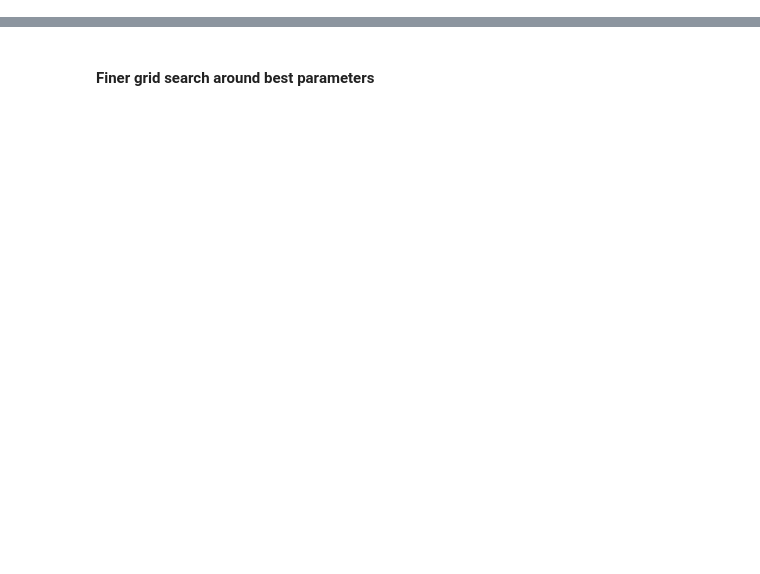
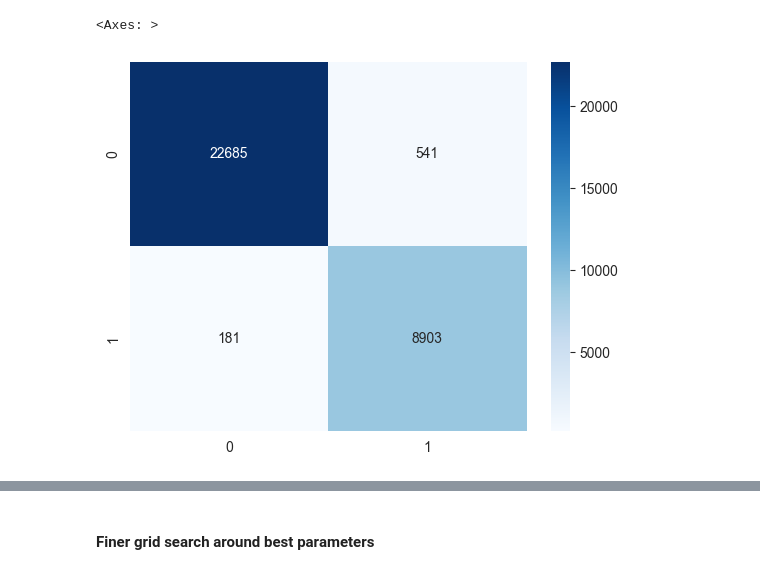
Before and after one commit to irenedovichi/DM-project, a Jupyter notebook: TASK 3/classification.ipynb, the cells around one changed output, grey strips where cells are left out. Drawn from its saved outputs; the diff is of its cells as text; code cells hidden in the pictures; blank space fills up the shorter version.

```diff
--- a/TASK 3/classification.ipynb
+++ b/TASK 3/classification.ipynb
@@ -541,0 +134,3 @@ memory usage: 19.0 MB
+# %%
+from sklearn.model_selection import train_test_split
+X_train, X_test, y_train, y_test = train_test_split(X, y, stratify=y, test_size=0.2, random_state=42)
@@ -541,0 +142,12 @@ memory usage: 19.0 MB
+# %%
+scaler = StandardScaler()
+X_train_scaled=scaler.fit_transform(X_train)
+X_test_scaled=scaler.transform(X_test)
+# %%
+# fitting the model
+logreg = LogisticRegression()
+logreg_model = logreg.fit(X_train_scaled, y_train)
+# %%
+# predictions
+y_pred = logreg.predict(X_test_scaled)
+y_pred_train = logreg.predict(X_train_scaled)
@@ -541,0 +179,6 @@ memory usage: 19.0 MB
+# %%
+# plot confusion matrix
+sns.heatmap(confusion_matrix(y_test, y_pred), annot=True, fmt='d', cmap='Blues')
+# %% [output]
+<Axes: >
+[figure, added]
```
Also changed, not shown: parts of 146 cells of this notebook, 1 other file.
